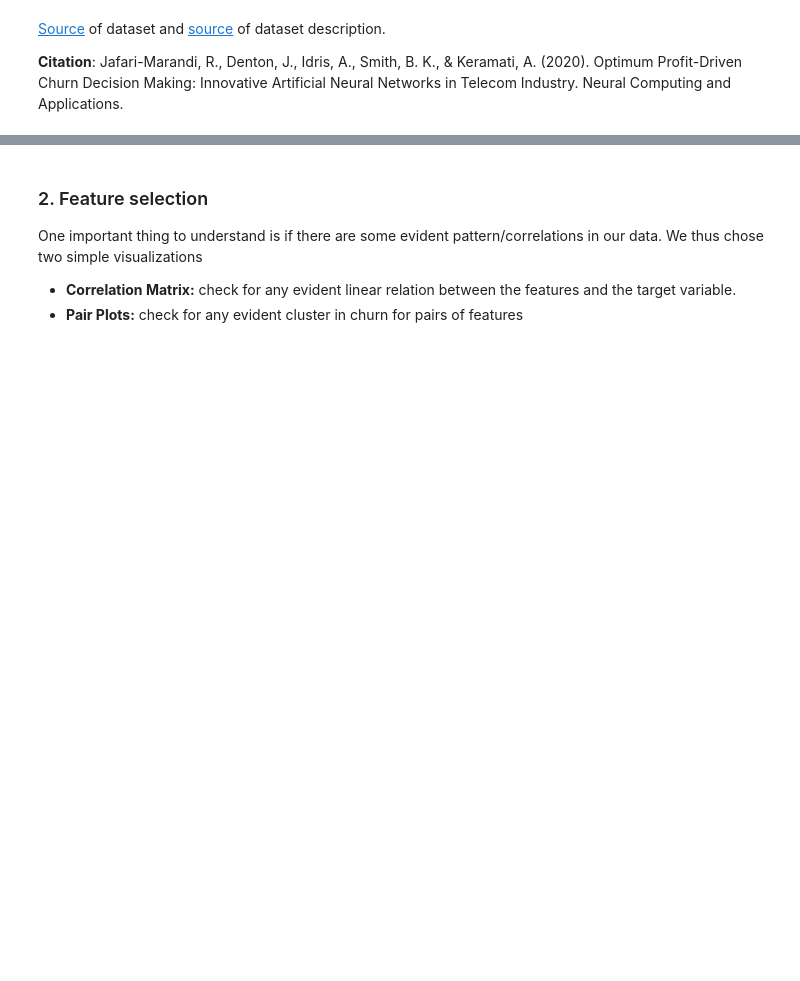
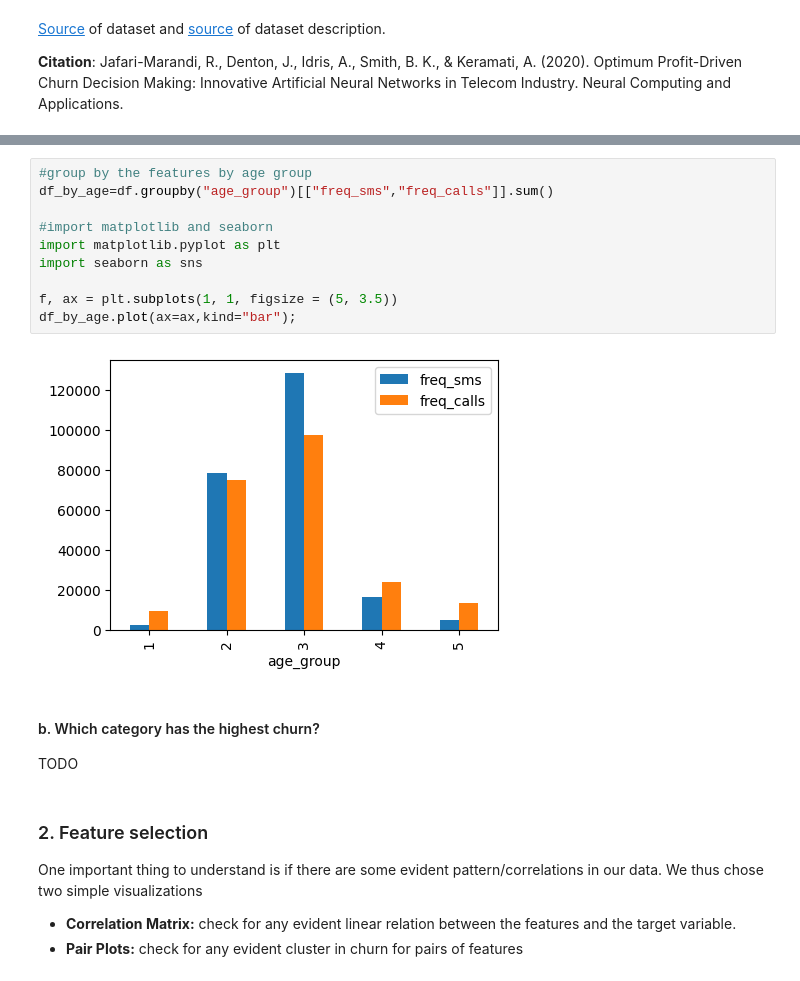
Before and after one commit to sgrava/Predict-credit-card-fraud-with-scikit, a Jupyter notebook: Churn_classifiers/Churn_analysis.ipynb, the cells around one changed output, grey strips where cells are left out. Saved outputs shown, nothing was run; the diff lists cells and outputs as text; blank space fills up the shorter version.

```diff
--- a/Churn_classifiers/Churn_analysis.ipynb
+++ b/Churn_classifiers/Churn_analysis.ipynb
@@ -100,3 +118,19 @@ One important feature is for example that the churn rate in the dataset is close
+# %%
+#group by the features by age group
+df_by_age=df.groupby("age_group")[["freq_sms","freq_calls"]].sum()
+
+#import matplotlib and seaborn
+import matplotlib.pyplot as plt
+import seaborn as sns
+
+f, ax = plt.subplots(1, 1, figsize = (5, 3.5))
+df_by_age.plot(ax=ax,kind="bar");
+# %% [output]
+[figure, added]
+# %% [markdown]
+#### b. Which category has the highest churn?
+
+TODO
 # %% [markdown]
 ### 2. Feature selection
 
```
Also changed, not shown: parts of 9 cells of this notebook.
